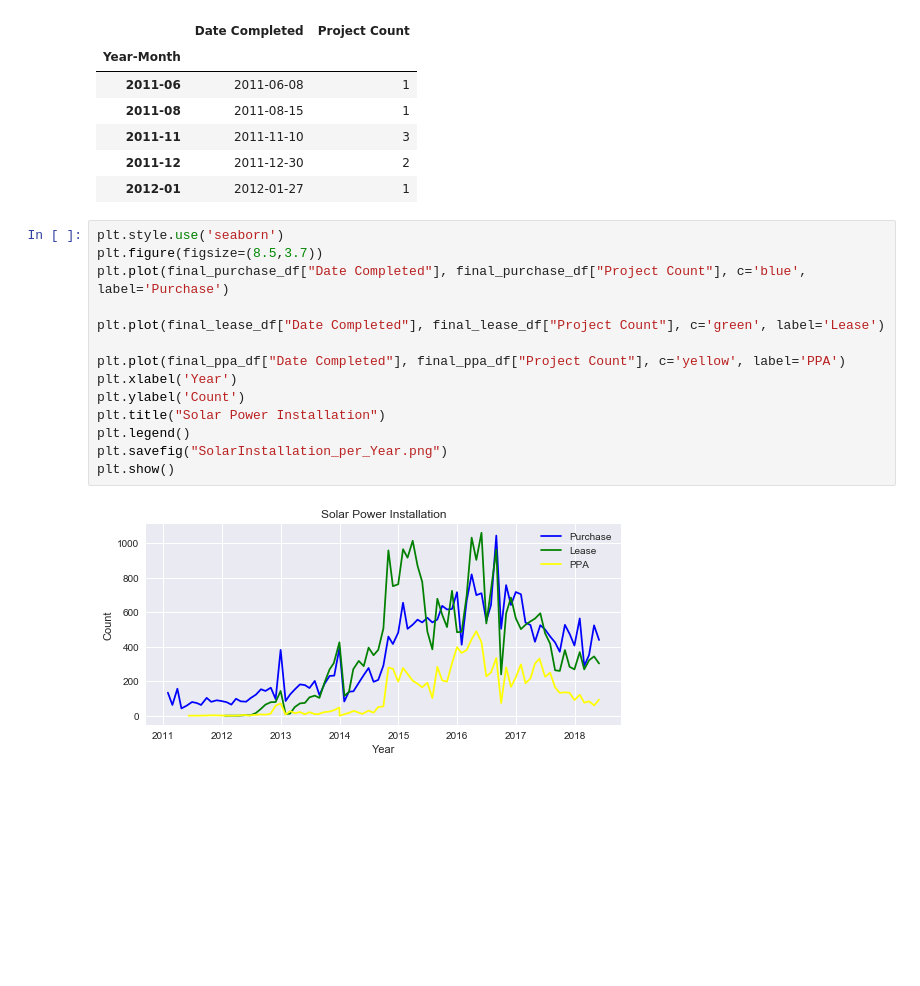
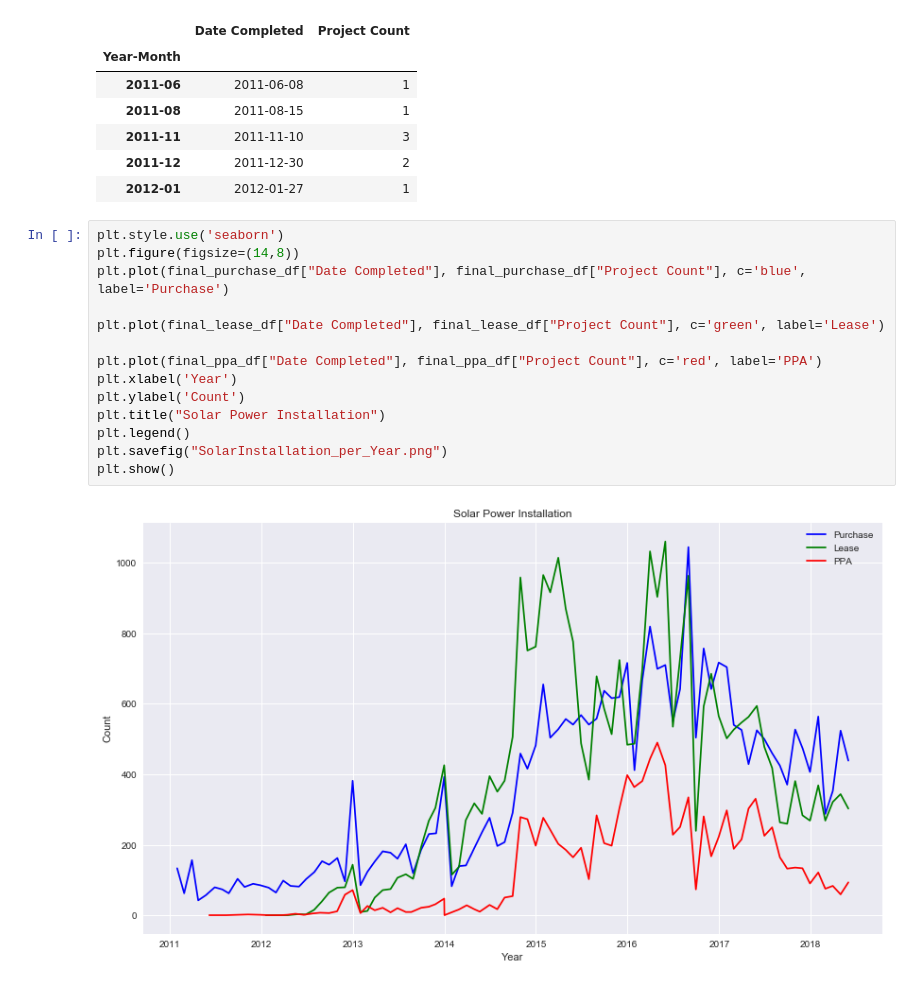
Before and after one commit to nasavish/TeamGreenTech, a Jupyter notebook: Code/Adoption_by_Type.ipynb, the cells around one changed output. Cells and saved outputs as stored; diff of their text form; blank space fills up the shorter version.

```diff
--- a/Code/Adoption_by_Type.ipynb
+++ b/Code/Adoption_by_Type.ipynb
@@ -133,17 +133,17 @@ final_ppa_df.head()
 | 2012-01 | 2012-01-27 | 1 |
 # %%
 plt.style.use('seaborn')
-plt.figure(figsize=(8.5,3.7))
+plt.figure(figsize=(14,8))
 plt.plot(final_purchase_df["Date Completed"], final_purchase_df["Project Count"], c='blue', label='Purchase')
 
 plt.plot(final_lease_df["Date Completed"], final_lease_df["Project Count"], c='green', label='Lease')
 
-plt.plot(final_ppa_df["Date Completed"], final_ppa_df["Project Count"], c='yellow', label='PPA')
+plt.plot(final_ppa_df["Date Completed"], final_ppa_df["Project Count"], c='red', label='PPA')
 plt.xlabel('Year')
 plt.ylabel('Count')
 plt.title("Solar Power Installation")
 plt.legend()
 plt.savefig("SolarInstallation_per_Year.png")
 plt.show()
 # %% [output]
-[figure, old version]
+[figure, new version]
```
Also changed, not shown: 6 other files.
